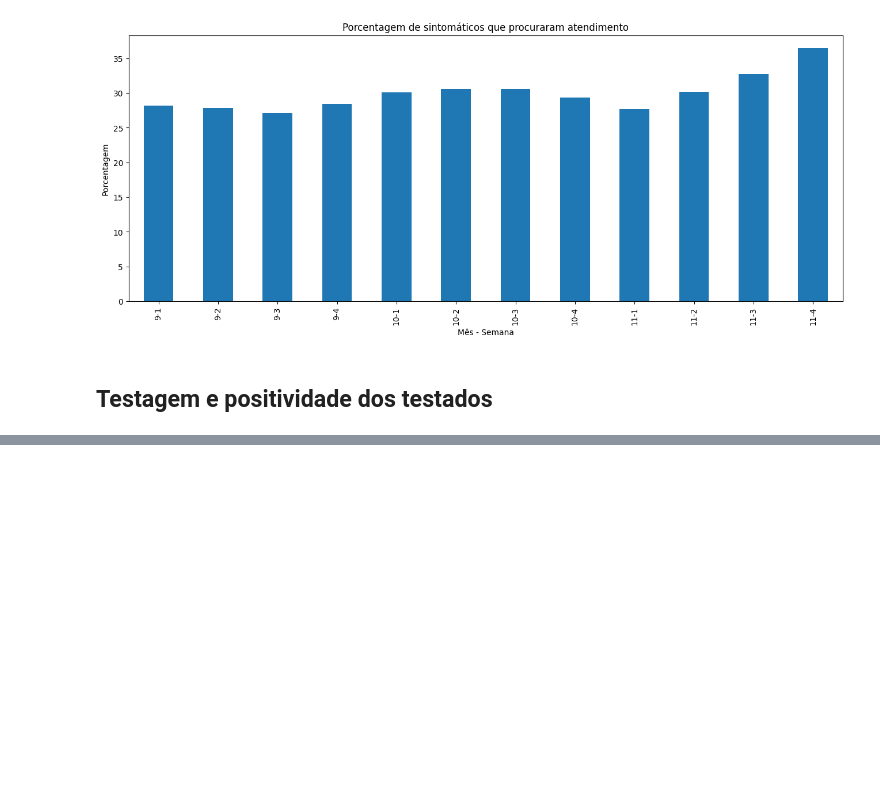
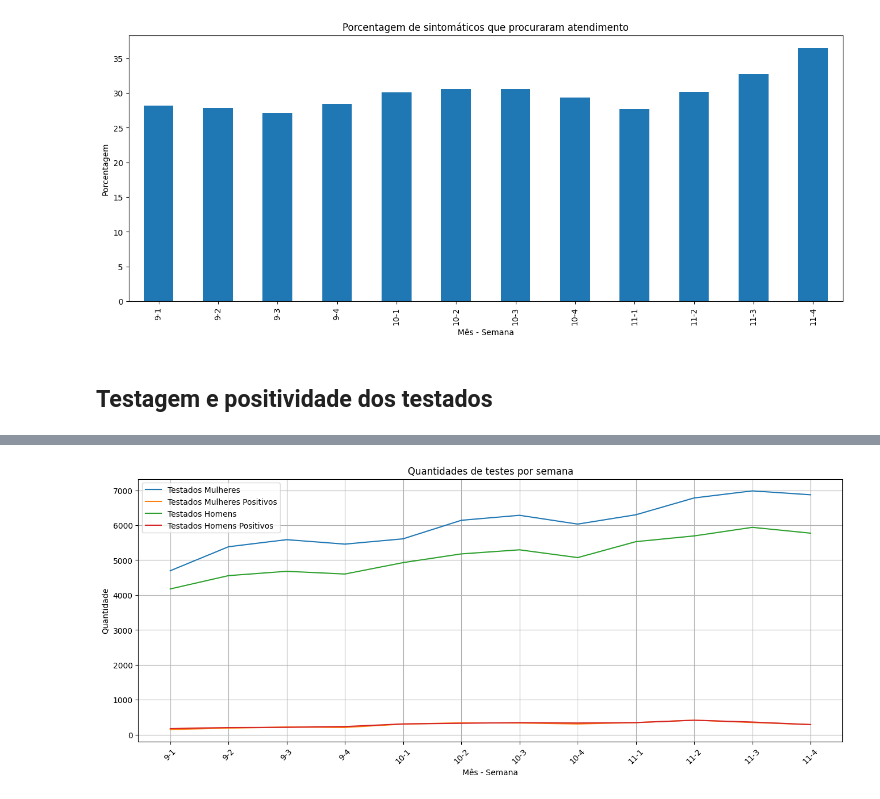
Before and after one commit to jaqueantunes/covid_pos, a Jupyter notebook: pos_T3.ipynb, the cells around one changed output, grey strips where cells are left out. Saved outputs shown, nothing was run; the diff lists cells and outputs as text; code cells hidden in the pictures; blank space fills up the shorter version.

```diff
--- a/pos_T3.ipynb
+++ b/pos_T3.ipynb
@@ -686,0 +759,27 @@ plt.show()
+# %%
+plt.figure(figsize=(16, 6))
+plt.grid(True)
+
+testados_mulheres_1 = testados_mulheres.reset_index()
+testados_mulheres_1['label'] = testados_mulheres_1['mes'].astype(str) + '-' + testados_mulheres_1['semana'].astype(str)
+testados_homens_1 = testados_homens.reset_index()
+testados_homens_1['label'] = testados_homens_1['mes'].astype(str) + '-' + testados_homens_1['semana'].astype(str)
+
+testados_positivados_mulheres_1 = testados_positivados_mulheres.reset_index()
+testados_positivados_mulheres_1['label'] = testados_positivados_mulheres_1['mes'].astype(str) + '-' + testados_positivados_mulheres_1['semana'].astype(str)
+testados_positivados_homens_1 = testados_positivados_homens.reset_index()
+testados_positivados_homens_1['label'] = testados_positivados_homens_1['mes'].astype(str) + '-' + testados_positivados_homens_1['semana'].astype(str)
+
+
+plt.plot(testados_mulheres_1['label'], testados_mulheres_1[0], label='Testados Mulheres')
+plt.plot(testados_positivados_mulheres_1['label'], testados_positivados_mulheres_1[0], label='Testados Mulheres Positivos')
+plt.plot(testados_homens_1['label'], testados_homens_1[0], label='Testados Homens')
+plt.plot(testados_positivados_homens_1['label'], testados_positivados_homens_1[0], label='Testados Homens Positivos')
+plt.legend()
+plt.xlabel("Mês - Semana")
+plt.ylabel("Quantidade")
+plt.title("Quantidades de testes por semana")
+plt.xticks(rotation=45)
+plt.show()
+# %% [output]
+[figure, added]
```
Also changed, not shown: parts of 16 cells of this notebook.
